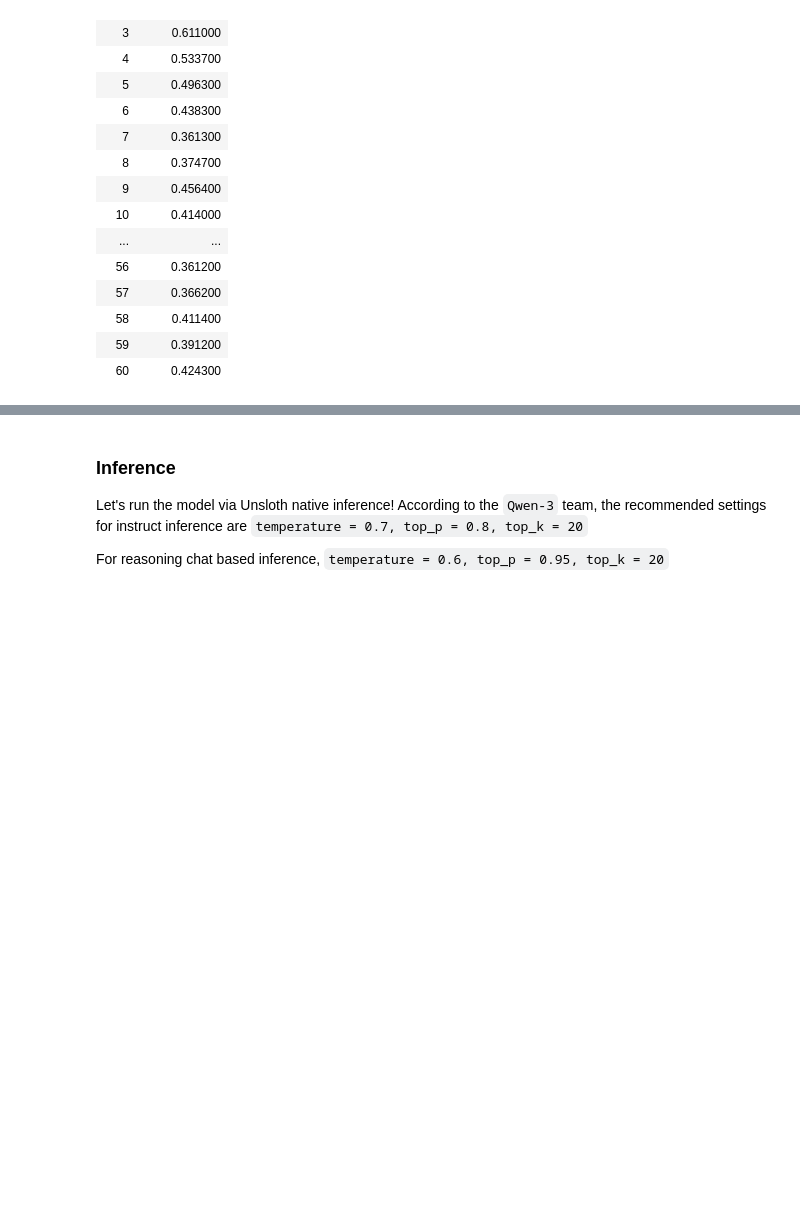
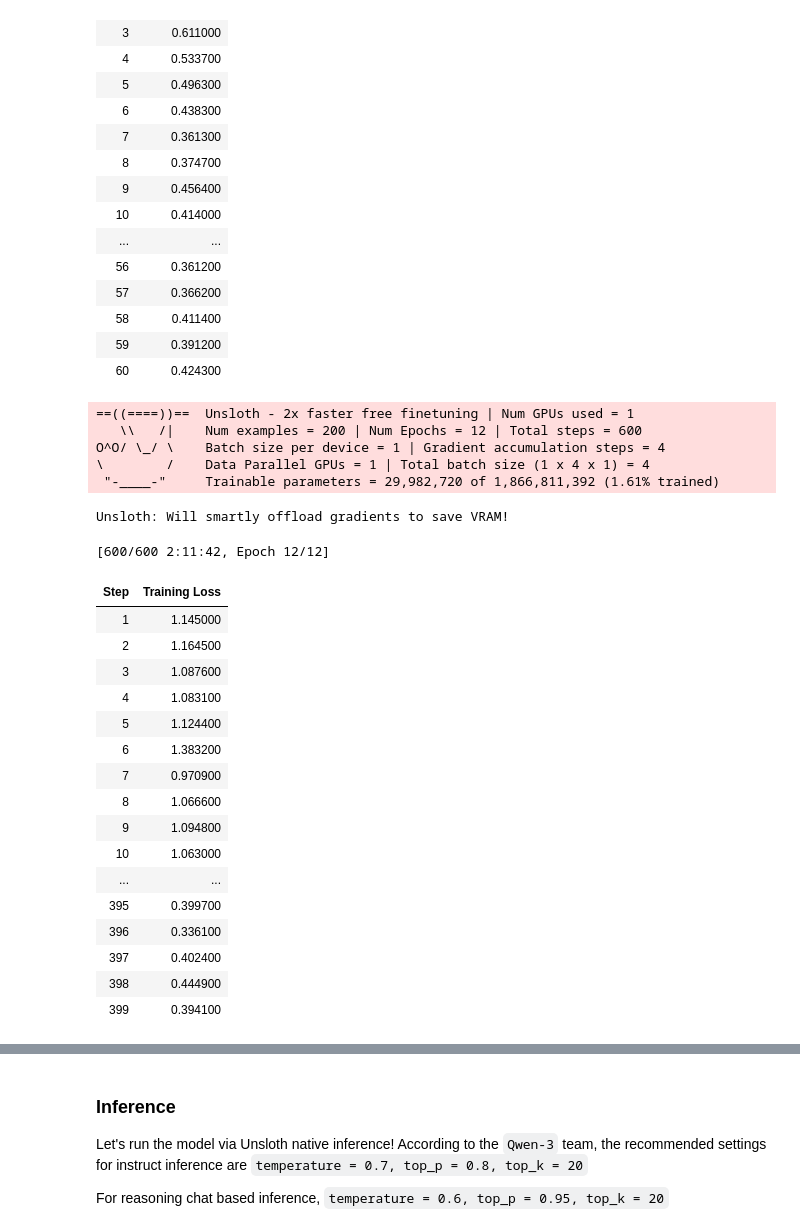
Before and after one commit to karthiknagar16/GoogleColab-Finetuning-n-RL-LLM-unsloth, a Jupyter notebook: Qwen3_(4B)_Thinking.ipynb, the cells around one changed output, grey strips where cells are left out. Cells and saved outputs as stored; diff of their text form; code cells hidden in the pictures; blank space fills up the shorter version.

```diff
--- a/Qwen3_(4B)_Thinking.ipynb
+++ b/Qwen3_(4B)_Thinking.ipynb
@@ -238,6 +241,33 @@ Unsloth: Will smartly offload gradients to save VRAM!
 | 58 | 0.411400 |
 | 59 | 0.391200 |
 | 60 | 0.424300 |
+# %%
+trainer_stats = trainer.train()
+# %% [output]
+==((====))==  Unsloth - 2x faster free finetuning | Num GPUs used = 1
+   \\   /|    Num examples = 200 | Num Epochs = 12 | Total steps = 600
+O^O/ \_/ \    Batch size per device = 1 | Gradient accumulation steps = 4
+\        /    Data Parallel GPUs = 1 | Total batch size (1 x 4 x 1) = 4
+ "-____-"     Trainable parameters = 29,982,720 of 1,866,811,392 (1.61% trained)
+Unsloth: Will smartly offload gradients to save VRAM!
+[600/600 2:11:42, Epoch 12/12]
+| Step | Training Loss |
+| 1 | 1.145000 |
+| 2 | 1.164500 |
+| 3 | 1.087600 |
+| 4 | 1.083100 |
+| 5 | 1.124400 |
+| 6 | 1.383200 |
+| 7 | 0.970900 |
+| 8 | 1.066600 |
+| 9 | 1.094800 |
+| 10 | 1.063000 |
+| ... | ... |
+| 395 | 0.399700 |
+| 396 | 0.336100 |
+| 397 | 0.402400 |
+| 398 | 0.444900 |
+| 399 | 0.394100 |
 # %%
 # @title Show final memory and time stats
 used_memory = round(torch.cuda.max_memory_reserved() / 1024 / 1024 / 1024, 3)
```
Also changed, not shown: parts of 3 cells of this notebook.
